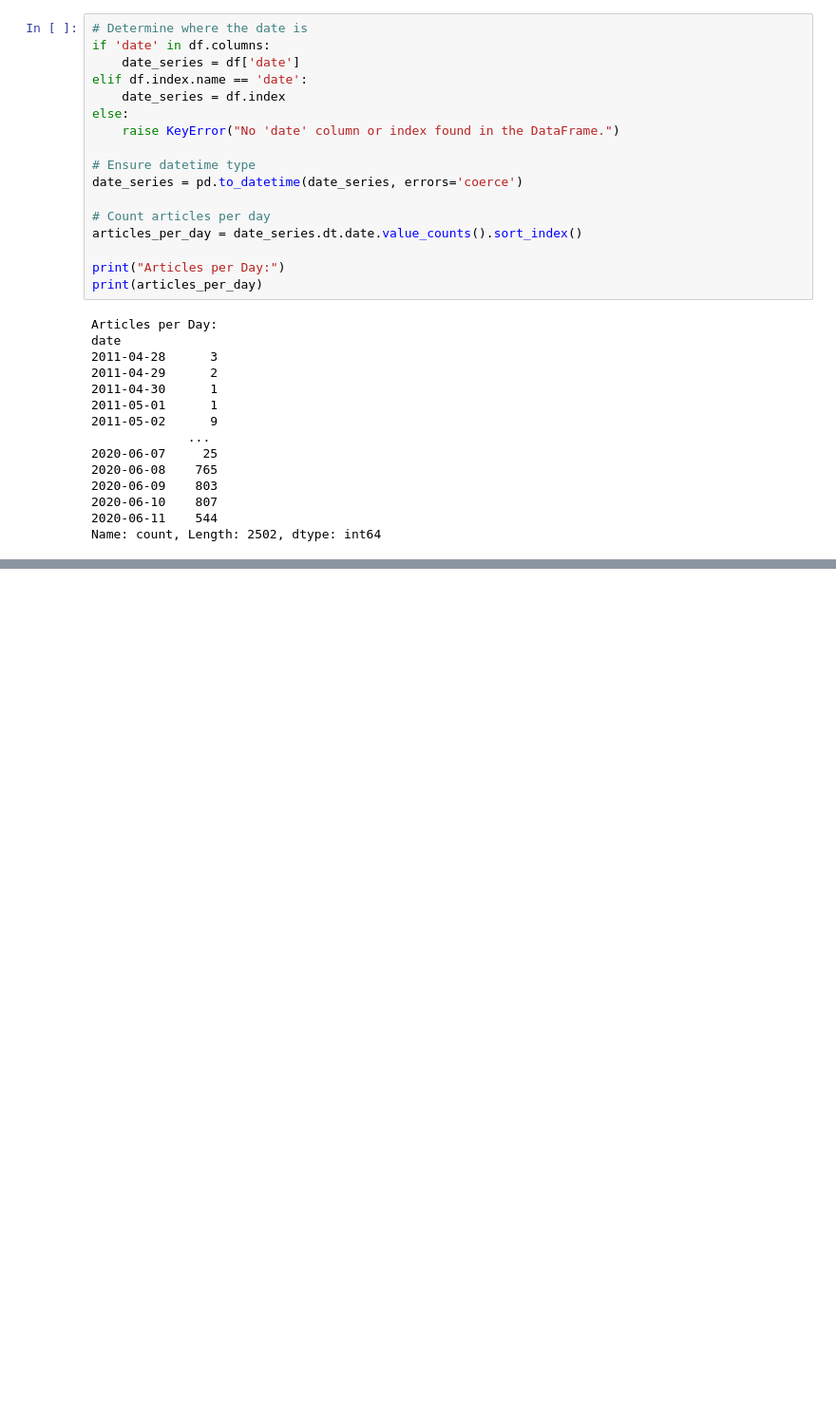
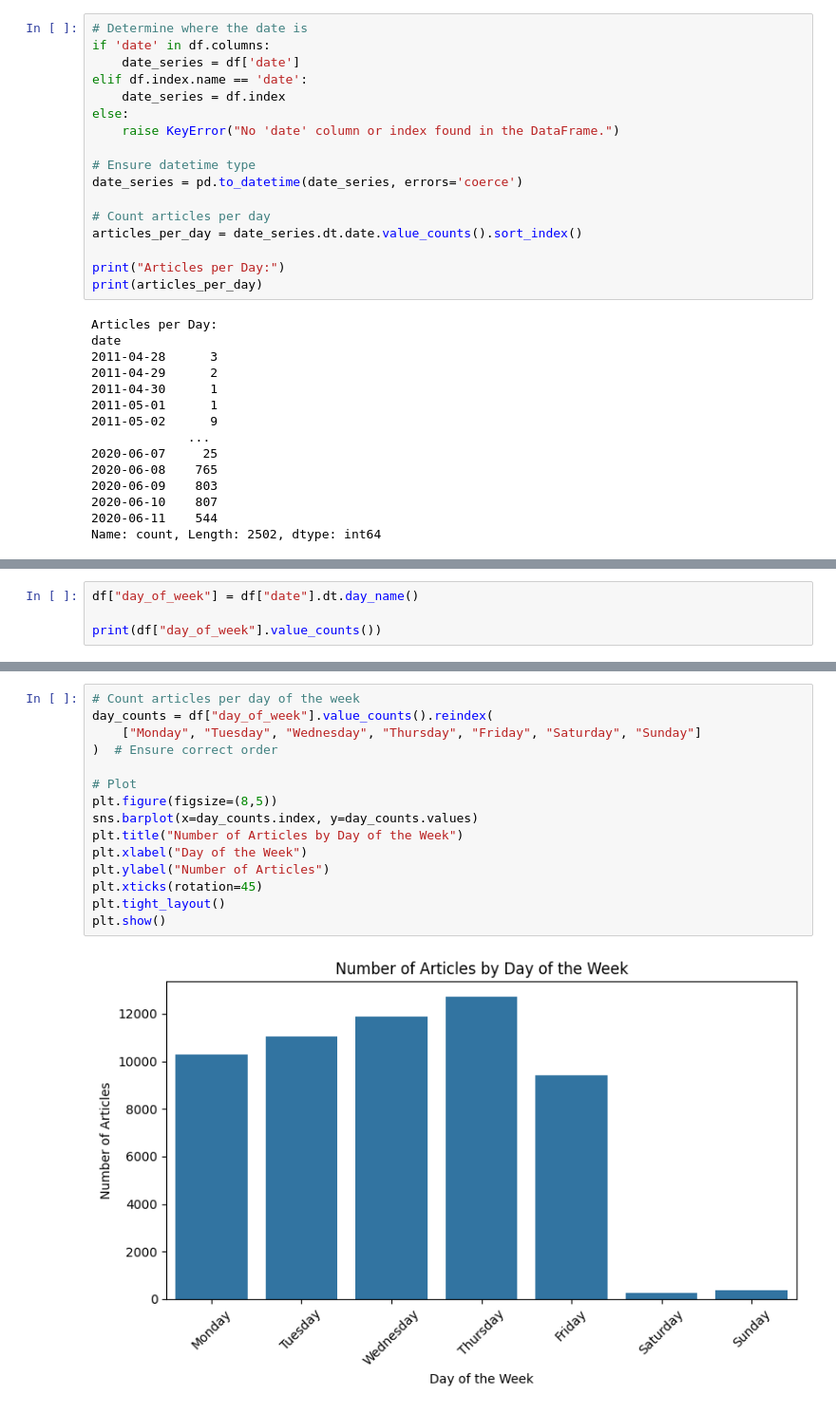
Before and after one commit to birhanu-ma/Financial-Data-Analysis, a Jupyter notebook: notebooks/sentiment_analysis.ipynb, the cells around one changed output, grey strips where cells are left out. Shown at 95% size. Cells and saved outputs as stored; diff of their text form; blank space fills up the shorter version.

```diff
--- a/notebooks/sentiment_analysis.ipynb
+++ b/notebooks/sentiment_analysis.ipynb
@@ -259,0 +310,4 @@ Name: count, Length: 2502, dtype: int64
+# %%
+df["day_of_week"] = df["date"].dt.day_name()
+
+print(df["day_of_week"].value_counts())
@@ -259,0 +324,17 @@ Name: count, Length: 2502, dtype: int64
+# %%
+# Count articles per day of the week
+day_counts = df["day_of_week"].value_counts().reindex(
+    ["Monday", "Tuesday", "Wednesday", "Thursday", "Friday", "Saturday", "Sunday"]
+)  # Ensure correct order
+
+# Plot
+plt.figure(figsize=(8,5))
+sns.barplot(x=day_counts.index, y=day_counts.values)
+plt.title("Number of Articles by Day of the Week")
+plt.xlabel("Day of the Week")
+plt.ylabel("Number of Articles")
+plt.xticks(rotation=45)
+plt.tight_layout()
+plt.show()
+# %% [output]
+[figure, added]
```
Also changed, not shown: parts of 8 cells of this notebook.
